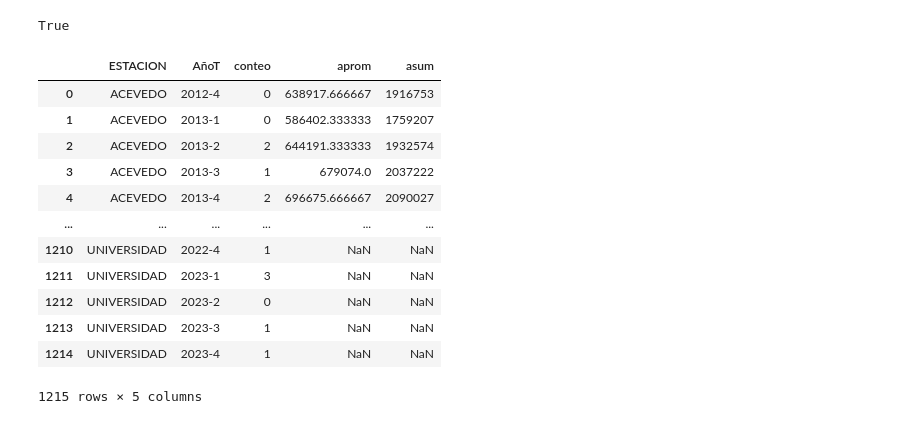
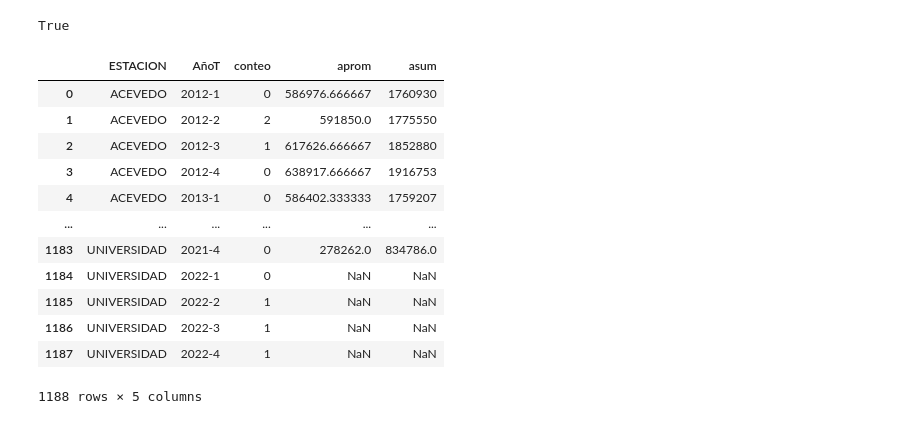
Before and after one commit to Felbanol/Proyecto-Metro, a Jupyter notebook: Codigo Metro Python.ipynb, the cells around one changed output. Saved outputs shown, nothing was run; the diff lists cells and outputs as text; code cells hidden in the pictures.

```diff
--- a/Codigo Metro Python.ipynb
+++ b/Codigo Metro Python.ipynb
@@ -180,7 +180,11 @@ res
 
 DatosV = pd.read_excel("C:/Users/Felipe Bañol/Documents/GitHub/Metro2.0/DatosV.xlsx")
 DatosV["EDAD"] = pd.to_numeric(DatosV["EDAD"], errors="coerce")
-DatosV = DatosV[DatosV["AñoT"] >= "2012-4"]
+DatosV = DatosV[DatosV["AñoT"] >= "2012-1"]
+
+
+
+
 DatosV["ESTACION"] = DatosV["ESTACION"].replace({"SAN ANTONIO B": "SAN ANTONIO", "SAN JAVIER J": "SAN JAVIER"})
 estaciones_validas = [
     "NIQUIA", "BELLO", "MADERA", "ACEVEDO", "TRICENTENARIO", "CARIBE", "UNIVERSIDAD",
@@ -199,7 +203,7 @@ DatosF_joven = DatosV[(DatosV["GENERO"] == "F") & (DatosV["EDAD"] <= 28)]
 DatosM_no_joven = DatosV[(DatosV["GENERO"] == "M") & (DatosV["EDAD"] > 28)]
 DatosF_no_joven = DatosV[(DatosV["GENERO"] == "F") & (DatosV["EDAD"] > 28)]
 # --- Función para crear conteo ---
-años = range(2012, 2024)
+años = range(2012, 2023)
 trimestres = [1, 2, 3, 4]
 todos_trimestres = [f"{año}-{t}" for año, t in itertools.product(años, trimestres)]
 estaciones = DatosV["ESTACION"].unique()
@@ -418,14 +497,14 @@ webbrowser.open("mapa_calor.html")
 True
 # %%
 
-años = range(2012, 2024)
+años = range(2012, 2023)
 trimestres = [1, 2, 3, 4]
 
 # Generar todos los trimestres desde 2012-4 en adelante
 todos_trimestres = [
     f"{año}-{t}"
     for año, t in itertools.product(años, trimestres)
-    if not (año == 2012 and t < 4)
+    if not (año == 2012 and t < 1)
 ]
 
 estaciones = DatosV["ESTACION"].unique()
@@ -444,44 +523,44 @@ def generar_conteo(df, combinaciones):
     return out
 
 # 4️⃣ Definir datasets base y sus nombres de salida
 bases = {
     "Datos_conteo": DatosV,
     "Datos_conteoM": DatosM,
     "Datos_conteoF": DatosF,
     "Datos_conteo_joven": Datos_joven,
     "Datos_conteo_no_joven": Datos_no_joven,
     "Datos_conteoM_joven": DatosM_joven,
     "Datos_conteoF_joven": DatosF_joven,
     "Datos_conteoM_no_joven": DatosM_no_joven,
     "Datos_conteoF_no_joven": DatosF_no_joven
 }
 
 # 5️⃣ Generar todos los conteos
 for nombre, df in bases.items():
     globals()[nombre] = generar_conteo(df, combinaciones)
 
 # 6️⃣ Merge con res (agregar aprom y asum) para todos los conteos
 for nombre in bases.keys():
     globals()[nombre] = globals()[nombre].merge(
         res[["ESTACION", "AñoT", "aprom", "asum"]],
         on=["ESTACION", "AñoT"],
         how="left"
     )
 
 Datos_conteo
 # %% [output]
 |  | ESTACION | AñoT | conteo | aprom | asum |
-| 0 | ACEVEDO | 2012-4 | 0 | 638917.666667 | 1916753 |
-| 1 | ACEVEDO | 2013-1 | 0 | 586402.333333 | 1759207 |
-| 2 | ACEVEDO | 2013-2 | 2 | 644191.333333 | 1932574 |
-| 3 | ACEVEDO | 2013-3 | 1 | 679074.0 | 2037222 |
-| 4 | ACEVEDO | 2013-4 | 2 | 696675.666667 | 2090027 |
+| 0 | ACEVEDO | 2012-1 | 0 | 586976.666667 | 1760930 |
+| 1 | ACEVEDO | 2012-2 | 2 | 591850.0 | 1775550 |
+| 2 | ACEVEDO | 2012-3 | 1 | 617626.666667 | 1852880 |
+| 3 | ACEVEDO | 2012-4 | 0 | 638917.666667 | 1916753 |
+| 4 | ACEVEDO | 2013-1 | 0 | 586402.333333 | 1759207 |
 | ... | ... | ... | ... | ... | ... |
-| 1210 | UNIVERSIDAD | 2022-4 | 1 | NaN | NaN |
-| 1211 | UNIVERSIDAD | 2023-1 | 3 | NaN | NaN |
-| 1212 | UNIVERSIDAD | 2023-2 | 0 | NaN | NaN |
-| 1213 | UNIVERSIDAD | 2023-3 | 1 | NaN | NaN |
-| 1214 | UNIVERSIDAD | 2023-4 | 1 | NaN | NaN |
+| 1183 | UNIVERSIDAD | 2021-4 | 0 | 278262.0 | 834786.0 |
+| 1184 | UNIVERSIDAD | 2022-1 | 0 | NaN | NaN |
+| 1185 | UNIVERSIDAD | 2022-2 | 1 | NaN | NaN |
+| 1186 | UNIVERSIDAD | 2022-3 | 1 | NaN | NaN |
+| 1187 | UNIVERSIDAD | 2022-4 | 1 | NaN | NaN |
-1215 rows × 5 columns
+1188 rows × 5 columns
 # %%
 def agregar_variables(df):
```
Also changed, not shown: parts of 17 cells of this notebook, 4 other files.
